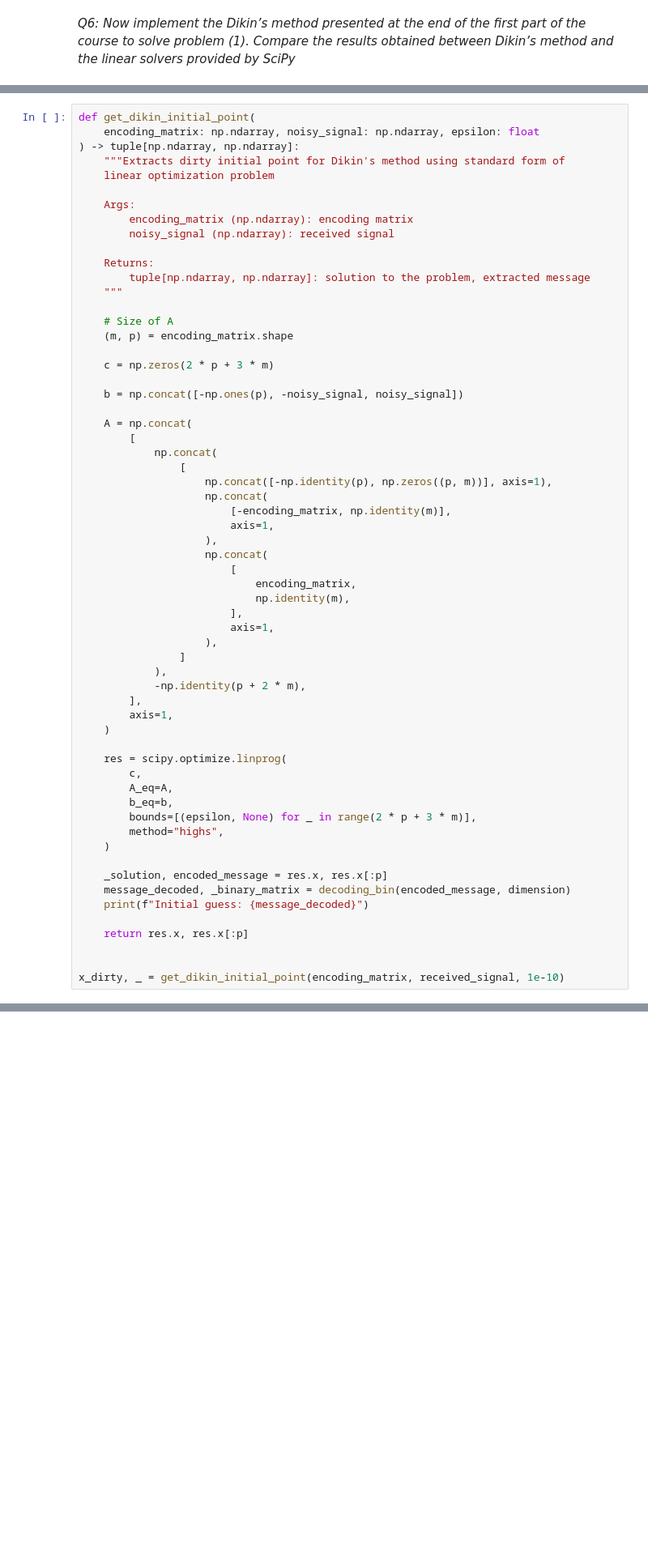
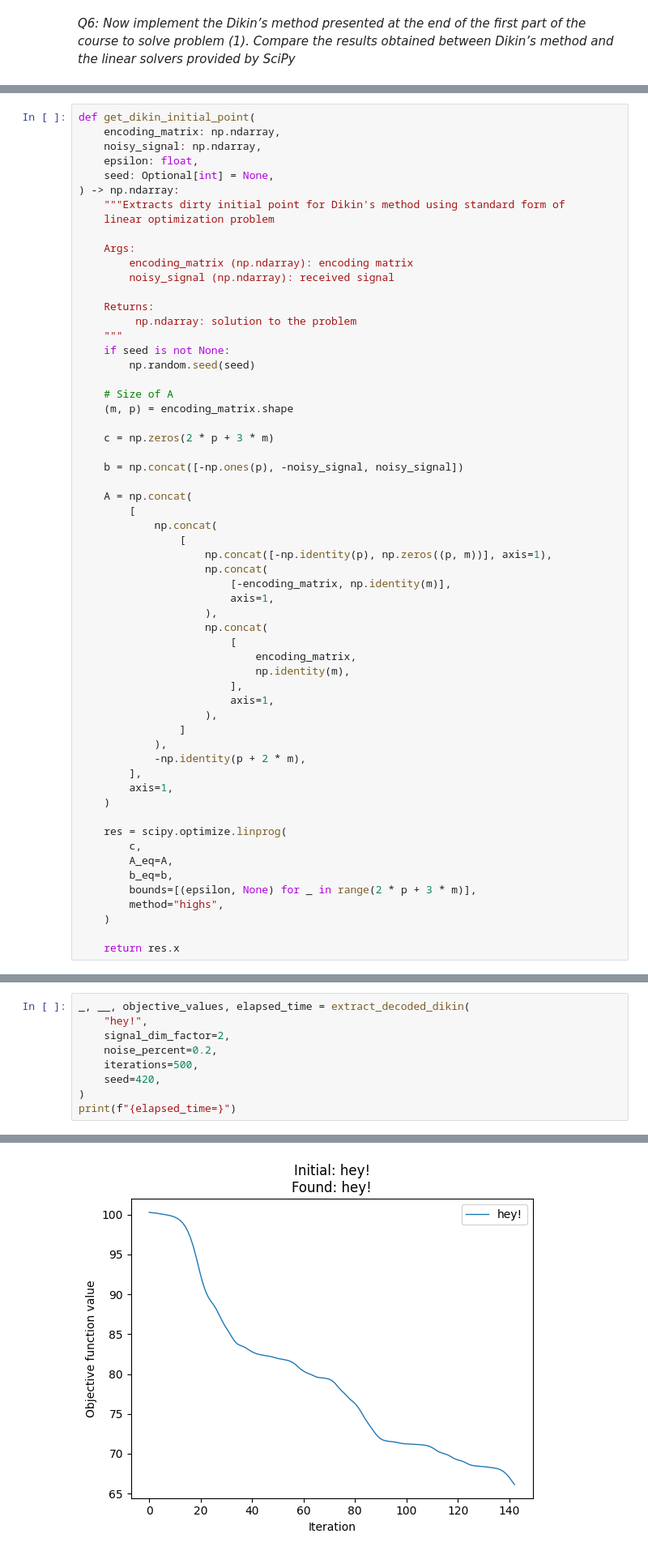
Before and after one commit to dsomni/optimization-f24, a Jupyter notebook: solution.ipynb, the cells around one changed output, grey strips where cells are left out. Shown: that part at 81% size. Cells and saved outputs as stored; diff of their text form; blank space fills up the shorter version.

Commit message:
Update [Dikins method] solution, report

```diff
--- a/solution.ipynb
+++ b/solution.ipynb
@@ -639,8 +662,11 @@ $\epsilon > 0$ - small constant,
 and other notations are the same to the one in definition of linear problem in standard form from Question 3.
 # %%
 def get_dikin_initial_point(
-    encoding_matrix: np.ndarray, noisy_signal: np.ndarray, epsilon: float
-) -> tuple[np.ndarray, np.ndarray]:
+    encoding_matrix: np.ndarray,
+    noisy_signal: np.ndarray,
+    epsilon: float,
+    seed: Optional[int] = None,
+) -> np.ndarray:
     """Extracts dirty initial point for Dikin's method using standard form of
     linear optimization problem
 
@@ -649,8 +675,10 @@ def get_dikin_initial_point(
         noisy_signal (np.ndarray): received signal
 
     Returns:
-        tuple[np.ndarray, np.ndarray]: solution to the problem, extracted message
+         np.ndarray: solution to the problem
     """
+    if seed is not None:
+        np.random.seed(seed)
 
     # Size of A
     (m, p) = encoding_matrix.shape
@@ -690,11 +718,4 @@ def get_dikin_initial_point(
         method="highs",
     )
 
-    _solution, encoded_message = res.x, res.x[:p]
-    message_decoded, _binary_matrix = decoding_bin(encoded_message, dimension)
-    print(f"Initial guess: {message_decoded}")
-
-    return res.x, res.x[:p]
-
-
-x_dirty, _ = get_dikin_initial_point(encoding_matrix, received_signal, 1e-10)
+    return res.x
@@ -835,0 +895,10 @@ In conclusion, SciPy approaches look more preferable (at least for the given pro
+# %%
+_, __, objective_values, elapsed_time = extract_decoded_dikin(
+    "hey!",
+    signal_dim_factor=2,
+    noise_percent=0.2,
+    iterations=500,
+    seed=420,
+)
+print(f"{elapsed_time=}")
+# %% [output]
@@ -835,0 +915 @@ In conclusion, SciPy approaches look more preferable (at least for the given pro
+[figure, added]
```
Also changed, not shown: parts of 30 cells of this notebook, 6 other files.
